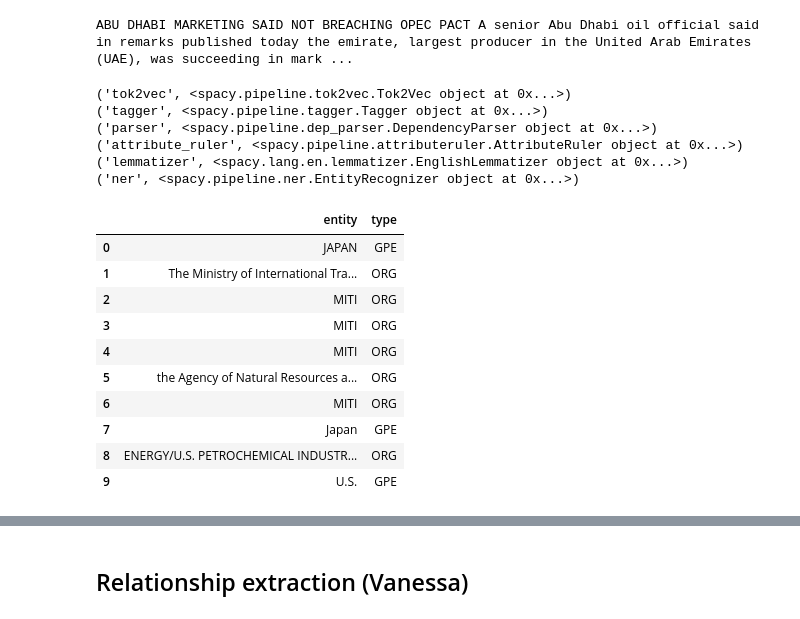
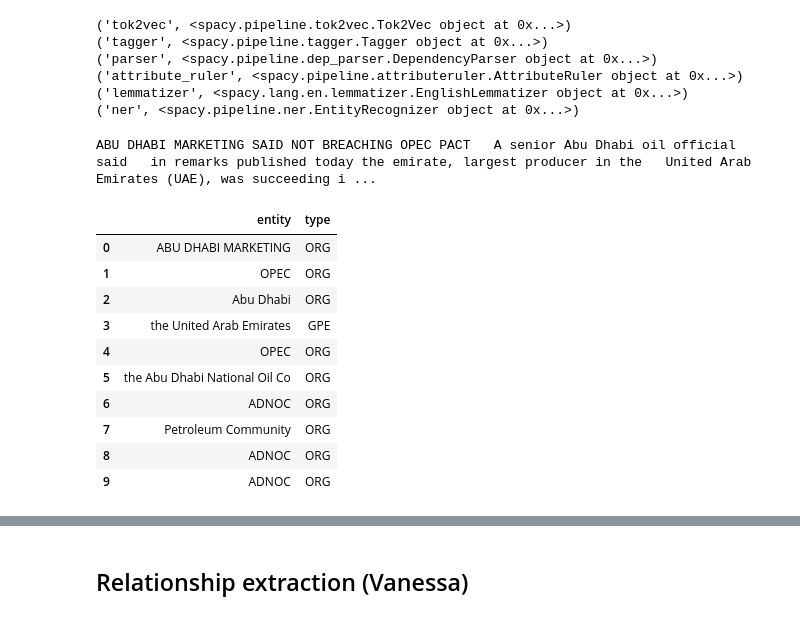
Before and after one commit to mokegg/Project_06-Algorythm, a Jupyter notebook: project_pipeline.ipynb, the cells around one changed output, grey strips where cells are left out. Saved outputs shown, nothing was run; the diff lists cells and outputs as text; code cells hidden in the pictures.

```diff
--- a/project_pipeline.ipynb
+++ b/project_pipeline.ipynb
@@ -24,0 +36,26 @@ length = [[i,  reuters.raw(i).strip()] for i in reuters_fileids_crude]
+# %%
+def clean(article:str):
+    pattern = re.compile("\n")
+    article = re.sub(pattern,"",article)
+    pattern = re.compile(" +")
+    article = re.sub(pattern," ",article)
+    pattern = re.compile("(\s&lt;.{1,4}>)")
+    article = re.sub(pattern,"",article)
+    # pattern = re.compile(".'s")
+    # article = re.sub(pattern,"'s",article) #???
+    article = article.strip()
+    #re.findall("(\w[^.]*.)",article)
+    return article
+# %%
+import neuralcoref
+neuralcoref.add_to_pipe(nlp)
+
+cleaned_text = []
+for i in reuters_fileids_crude:
+    text = reuters.raw(i).strip()
+    # article = nlp(text)
+    # print(article)
+    c_text = nlp(clean(text))
+    # cleaned_text.append(c_text)
+    resolved_text = nlp(c_text._.coref_resolved)
+resolved_text
@@ -25,49 +64,55 @@ length = [[i,  reuters.raw(i).strip()] for i in reuters_fileids_crude]
+# %%
+reuters_text = [reuters.raw(i).strip() for i in reuters_fileids_crude]
+text = reuters_text[25].replace("\n", " ").strip()
+doc = nlp(text)
 # %%
-doc = reuters_nlp_crude[25]
-len(doc)
-doc
+# doc = reuters_nlp_crude[25]
+# len(doc)
+# doc
 # [len(reuters_nlp[i]) for i in reuters_fileids(categories=['fuel'])] #reuters_fileids(categories=['fuel']
 
 # len(reuters.paras())
 # reuters.paras()[5]
-# %% [output]
-ABU DHABI MARKETING SAID NOT BREACHING OPEC PACT A senior Abu Dhabi oil official said in remarks published today the emirate, largest producer in the United Arab Emirates (UAE), was succeeding in mark ...
+# %%
+print(*nlp.pipeline, sep='\n')
+# %% [output]
+('tok2vec', <spacy.pipeline.tok2vec.Tok2Vec object at 0x...>)
+('tagger', <spacy.pipeline.tagger.Tagger object at 0x...>)
+('parser', <spacy.pipeline.dep_parser.DependencyParser object at 0x...>)
+('attribute_ruler', <spacy.pipeline.attributeruler.AttributeRuler object at 0x...>)
+('lemmatizer', <spacy.lang.en.lemmatizer.EnglishLemmatizer object at 0x...>)
+('ner', <spacy.pipeline.ner.EntityRecognizer object at 0x...>)
 # %%
-print(*nlp.pipeline, sep='\n')
+doc
 # %% [output]
-('tok2vec', <spacy.pipeline.tok2vec.Tok2Vec object at 0x...>)
-('tagger', <spacy.pipeline.tagger.Tagger object at 0x...>)
-('parser', <spacy.pipeline.dep_parser.DependencyParser object at 0x...>)
-('attribute_ruler', <spacy.pipeline.attributeruler.AttributeRuler object at 0x...>)
-('lemmatizer', <spacy.lang.en.lemmatizer.EnglishLemmatizer object at 0x...>)
-('ner', <spacy.pipeline.ner.EntityRecognizer object at 0x...>)
+ABU DHABI MARKETING SAID NOT BREACHING OPEC PACT   A senior Abu Dhabi oil official said   in remarks published today the emirate, largest producer in the   United Arab Emirates (UAE), was succeeding i ...
 # %%
 import pandas as pd
 list_ent = []
 for i in range(len(doc)):
-    for ent in doc[i].ents:
+    for ent in doc.ents:
 # for ent in doc.ents:
     #check if entity is equal 'LOC' or 'GPE'
-        if ent.label_ in ['LOC', 'GPE', 'ORG']:
+        if ent.label_ in ['LOC', 'GPE', 'ORG', 'PERS']:
             if ent.text not in list_ent:
                 list_ent.append([ent.text, ent.label_])
 # list_ent
 df = pd.DataFrame(list_ent, columns=["entity", "type"])
 # df.groupby('type').value_counts()
 df['type'].value_counts()
 df.head(10)
 # %% [output]
 |  | entity | type |
-| 0 | JAPAN | GPE |
-| 1 | The Ministry of International Tra... | ORG |
-| 2 | MITI | ORG |
-| 3 | MITI | ORG |
-| 4 | MITI | ORG |
-| 5 | the Agency of Natural Resources a... | ORG |
-| 6 | MITI | ORG |
-| 7 | Japan | GPE |
-| 8 | ENERGY/U.S. PETROCHEMICAL INDUSTR... | ORG |
-| 9 | U.S. | GPE |
+| 0 | ABU DHABI MARKETING | ORG |
+| 1 | OPEC | ORG |
+| 2 | Abu Dhabi | ORG |
+| 3 | the United Arab Emirates | GPE |
+| 4 | OPEC | ORG |
+| 5 | the Abu Dhabi National Oil Co | ORG |
+| 6 | ADNOC | ORG |
+| 7 | Petroleum Community | ORG |
+| 8 | ADNOC | ORG |
+| 9 | ADNOC | ORG |
 # %%
 df.to_csv('data/list_ent.csv')
 # %%
```
Also changed, not shown: parts of 23 cells of this notebook.
